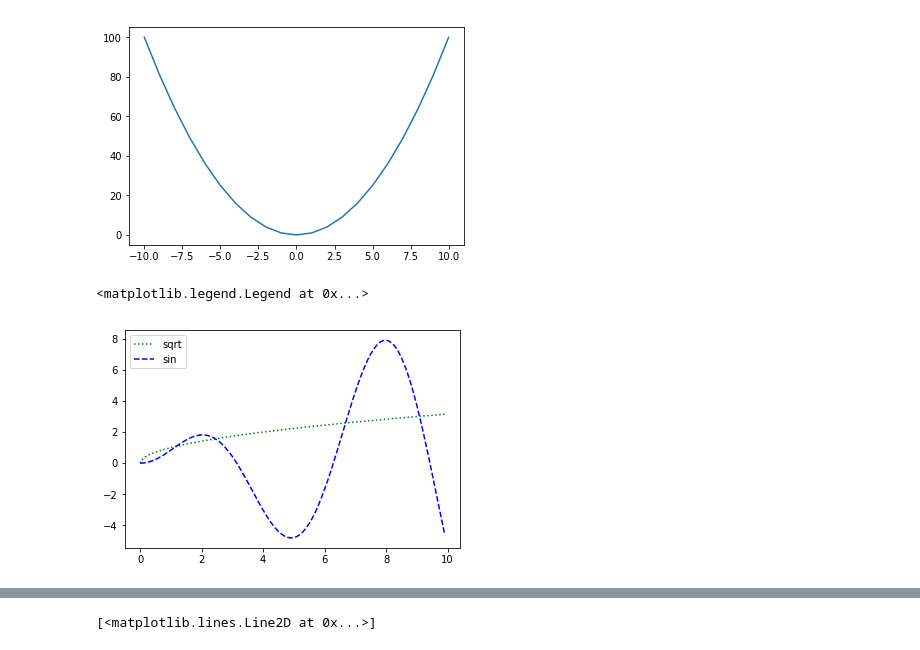
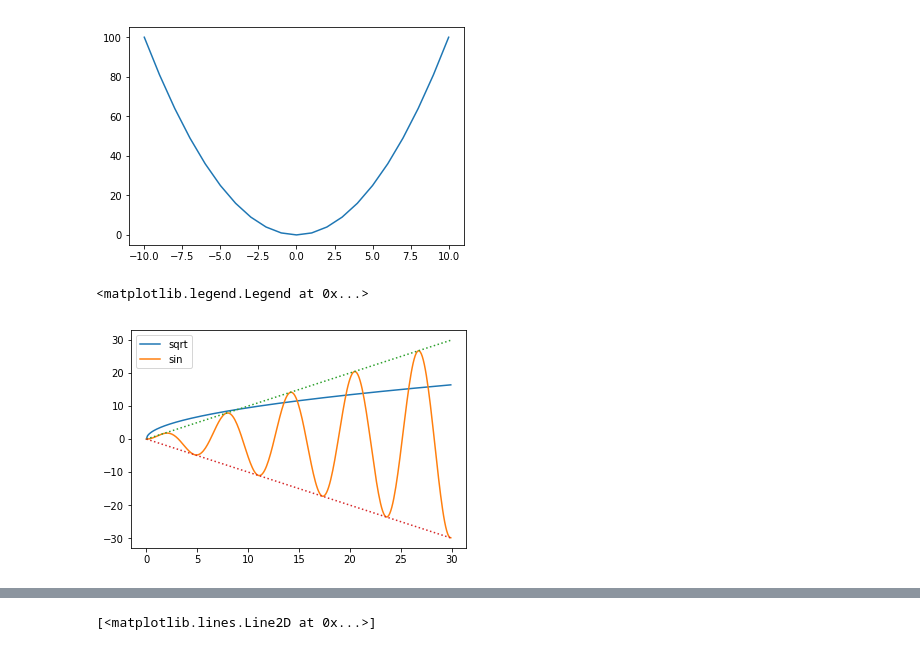
Before and after one commit to gubosd/lecture12, a Jupyter notebook: 데이터분석/02_numpy_06_함수.ipynb, the cells around one changed output, grey strips where cells are left out. Cells and saved outputs as stored; diff of their text form; code cells hidden in the pictures.

```diff
--- a/데이터분석/02_numpy_06_함수.ipynb
+++ b/데이터분석/02_numpy_06_함수.ipynb
@@ -415,11 +552,13 @@ plt.plot(x, x**2)
 [<matplotlib.lines.Line2D at 0x...>]
 [figure]
 # %%
-x = np.arange(0,10,0.1)
-plt.plot(x, np.sqrt(x), 'g:')
-plt.plot(x, x*np.sin(x), 'b--')
+x = np.arange(0,30,0.1)
+plt.plot(x, 3*np.sqrt(x))
+plt.plot(x, x*np.sin(x))
+plt.plot(x,x,':')
+plt.plot(x,-x,':')
 #plt.ylim(-5,5)
 plt.legend(['sqrt','sin'])
 # %% [output]
 <matplotlib.legend.Legend at 0x...>
-[figure, old version]
+[figure, new version]
```
Also changed, not shown: parts of 28 cells of this notebook.
